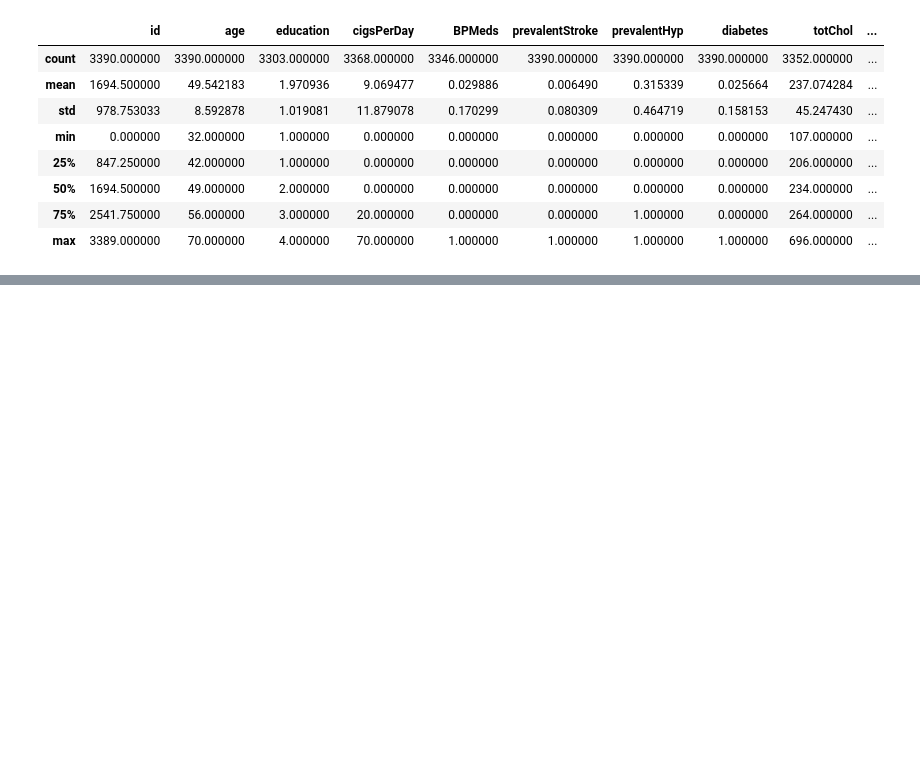
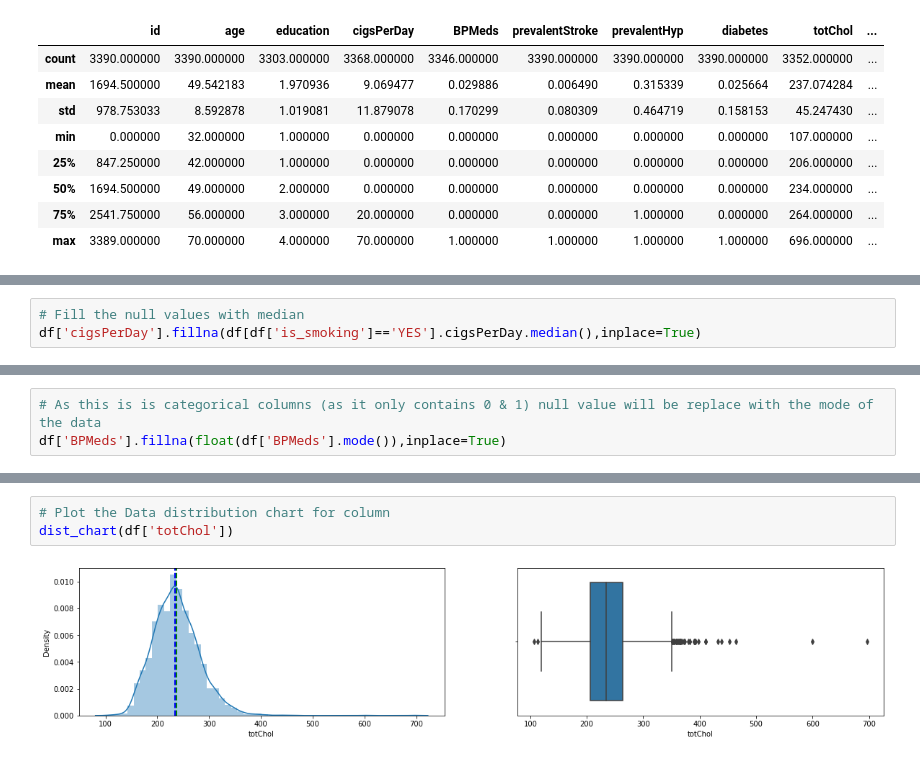
Before and after one commit to solankinitin1210/Capstone-Project-Cardiovascular-Risk-Prediction, a Jupyter notebook: Cardiovascular_Risk_Prediction_Capstone_Project.ipynb, the cells around one changed output, grey strips where cells are left out. Drawn from its saved outputs; the diff is of its cells as text; blank space fills up the shorter version.

```diff
--- a/Cardiovascular_Risk_Prediction_Capstone_Project.ipynb
+++ b/Cardiovascular_Risk_Prediction_Capstone_Project.ipynb
@@ -119,0 +155,3 @@ df.describe()
+# %%
+# Fill the null values with median
+df['cigsPerDay'].fillna(df[df['is_smoking']=='YES'].cigsPerDay.median(),inplace=True)
@@ -119,0 +170,3 @@ df.describe()
+# %%
+# As this is is categorical columns (as it only contains 0 & 1) null value will be replace with the mode of the data
+df['BPMeds'].fillna(float(df['BPMeds'].mode()),inplace=True)
@@ -119,0 +201,5 @@ df.describe()
+# %%
+# Plot the Data distribution chart for column
+dist_chart(df['totChol'])
+# %% [output]
+[figure, added]
```
Also changed, not shown: parts of 57 cells of this notebook.
